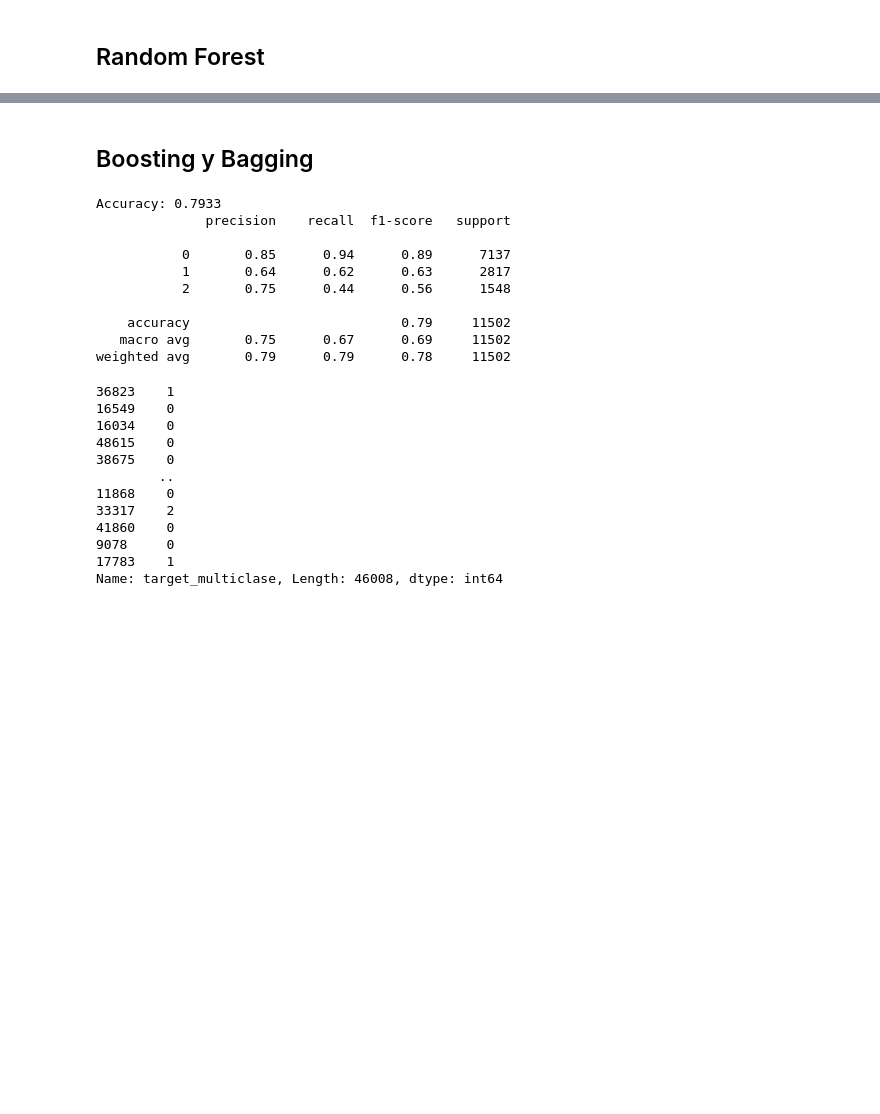
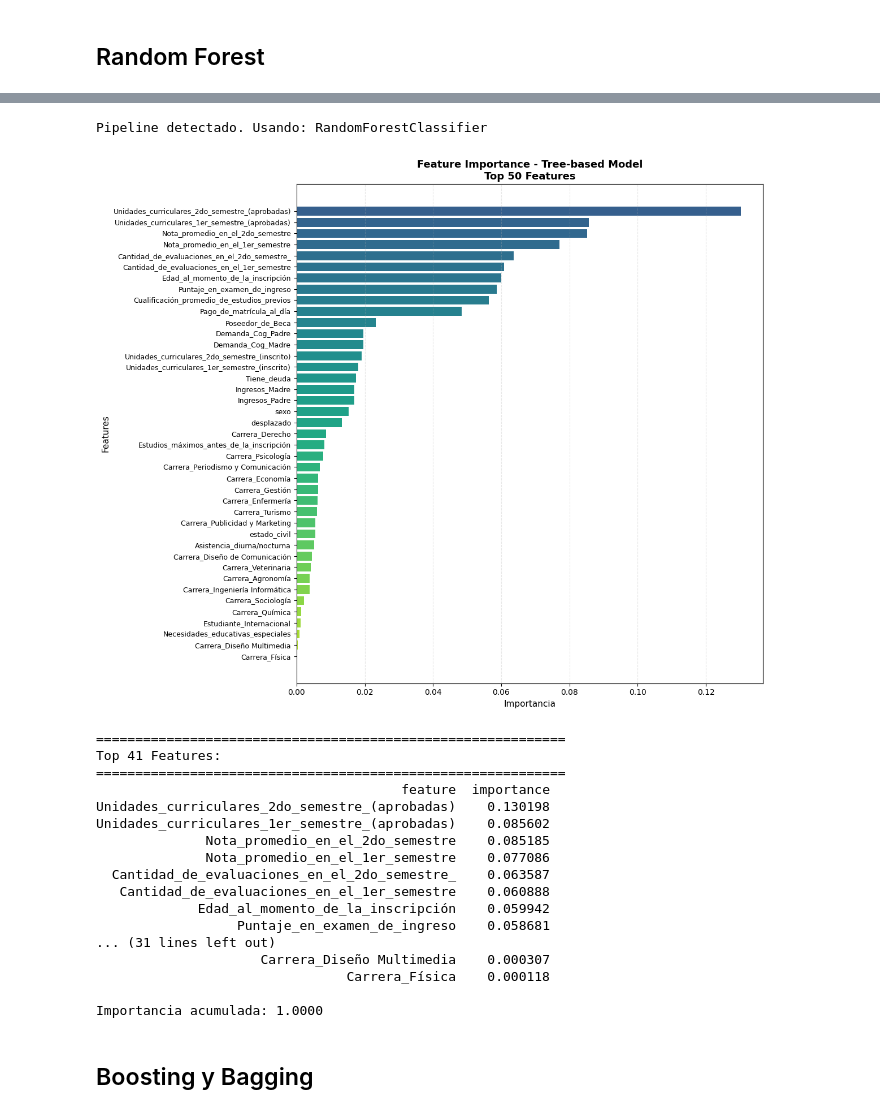
Before and after one commit to SofiaForni/aprendizaje_automatico_desertores, a Jupyter notebook: notebooks/modelos_target_multiclase.ipynb, the cells around one changed output, grey strips where cells are left out. Saved outputs shown, nothing was run; the diff lists cells and outputs as text; code cells hidden in the pictures; blank space fills up the shorter version.

```diff
--- a/notebooks/modelos_target_multiclase.ipynb
+++ b/notebooks/modelos_target_multiclase.ipynb
@@ -295,48 +195,28 @@ weighted avg       0.78      0.78      0.77     11502
+# %%
+feature_importance_df = analyzer.plot_feature_importance(
+    modelo=best_model,
+    X_train=X_train,
+    top_n=50,
+    figsize=(12, 10))
+# %% [output]
+Pipeline detectado. Usando: RandomForestClassifier
+[figure, added]
+============================================================
+Top 41 Features:
+============================================================
+                                       feature  importance
+Unidades_curriculares_2do_semestre_(aprobadas)    0.130198
+Unidades_curriculares_1er_semestre_(aprobadas)    0.085602
+              Nota_promedio_en_el_2do_semestre    0.085185
+              Nota_promedio_en_el_1er_semestre    0.077086
+  Cantidad_de_evaluaciones_en_el_2do_semestre_    0.063587
+   Cantidad_de_evaluaciones_en_el_1er_semestre    0.060888
+             Edad_al_momento_de_la_inscripción    0.059942
+                  Puntaje_en_examen_de_ingreso    0.058681
+... (31 lines left out)
+                     Carrera_Diseño Multimedia    0.000307
+                                Carrera_Física    0.000118
+
+Importancia acumulada: 1.0000
 # %% [markdown]
 ##  Boosting y Bagging
-# %%
-# modelo multiclase
-model = lgb.LGBMClassifier(
-    objective='multiclass',
-    num_class=3,
-    max_depth=5,
-    learning_rate=0.1,
-    n_estimators=100,
-    random_state=42,
-    verbose=-1
-)
-
-#num_boost_round
-
-model.fit(X_train, y_train)
-y_pred = model.predict(X_test)
-
-# Evaluar
-print(f"Accuracy: {accuracy_score(y_test, y_pred):.4f}")
-print(classification_report(y_test, y_pred))
-# %% [output]
-Accuracy: 0.7933
-              precision    recall  f1-score   support
-
-           0       0.85      0.94      0.89      7137
-           1       0.64      0.62      0.63      2817
-           2       0.75      0.44      0.56      1548
-
-    accuracy                           0.79     11502
-   macro avg       0.75      0.67      0.69     11502
-weighted avg       0.79      0.79      0.78     11502
-# %%
-print(y_train)
-# %% [output]
-36823    1
-16549    0
-16034    0
-48615    0
-38675    0
-        ..
-11868    0
-33317    2
-41860    0
-9078     0
-17783    1
-Name: target_multiclase, Length: 46008, dtype: int64
```
Also changed, not shown: parts of 44 cells of this notebook.
